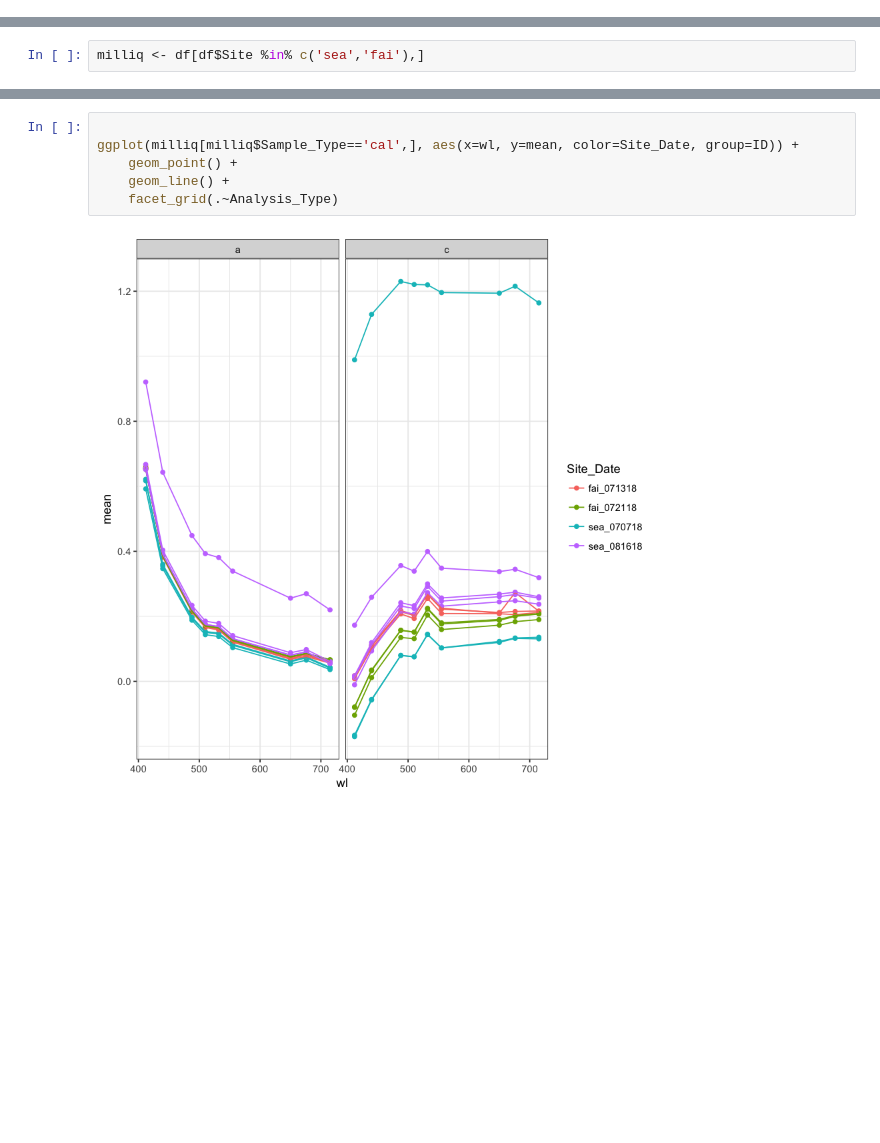
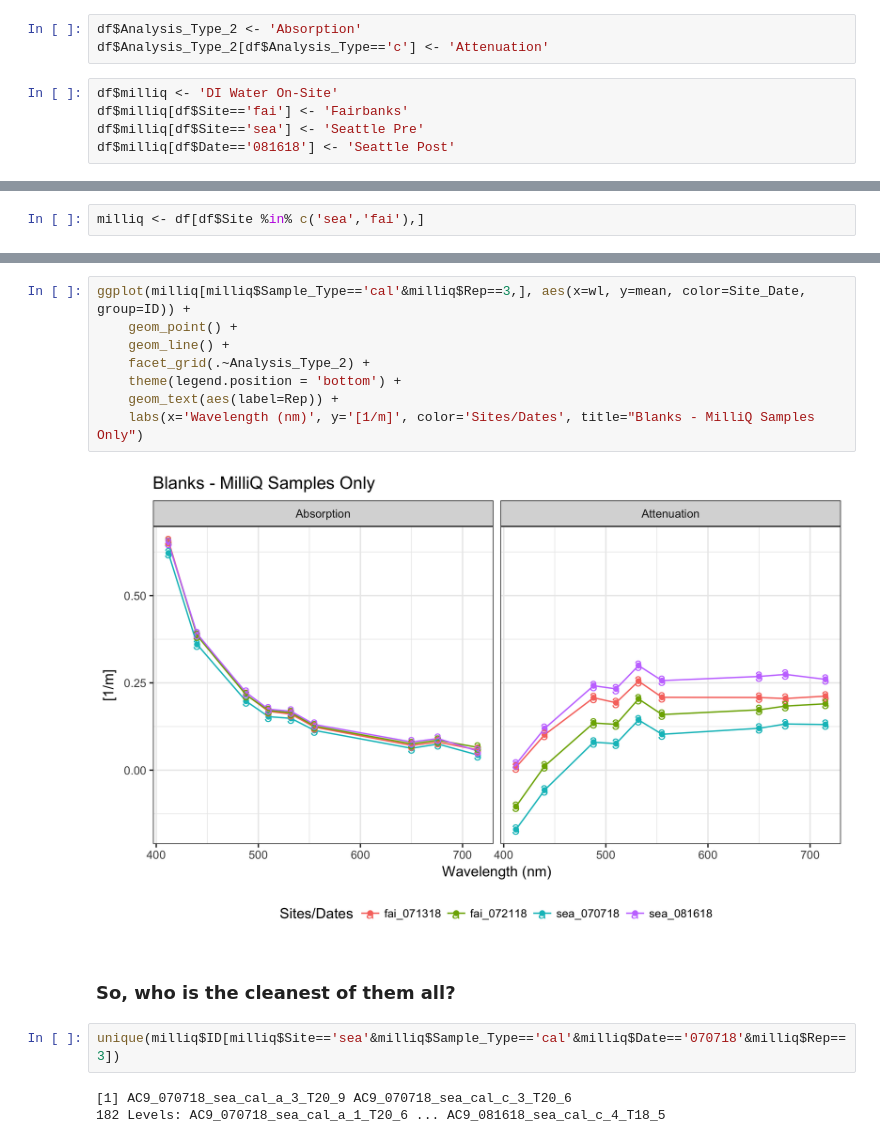
Before and after one commit to catherinekuhn/FreshwatersOpticsToolkit, a Jupyter notebook: Code/Untitled.ipynb, the cells around one changed output, grey strips where cells are left out. Saved outputs shown, nothing was run; the diff lists cells and outputs as text; blank space fills up the shorter version.

```diff
--- a/Code/Untitled.ipynb
+++ b/Code/Untitled.ipynb
@@ -6,6 +6,14 @@ df <- read.csv('../Data/2_0_summary_stats_single_file/all_data.csv', header=T)
 # %%
 df$Date <- as.factor(df$Date)
 df$Date <- with(df, paste('0',df$Date,sep=""))
+# %%
+df$Analysis_Type_2 <- 'Absorption'
+df$Analysis_Type_2[df$Analysis_Type=='c'] <- 'Attenuation'
+# %%
+df$milliq <- 'DI Water On-Site'
+df$milliq[df$Site=='fai'] <- 'Fairbanks'
+df$milliq[df$Site=='sea'] <- 'Seattle Pre'
+df$milliq[df$Date=='081618'] <- 'Seattle Post'
 # %%
 levels(df$Site)
 # %% [output]
@@ -17,8 +68,17 @@ milliq <- df[df$Site %in% c('sea','fai'),]
 # %%
-
-ggplot(milliq[milliq$Sample_Type=='cal',], aes(x=wl, y=mean, color=Site_Date, group=ID)) +
+ggplot(milliq[milliq$Sample_Type=='cal'&milliq$Rep==3,], aes(x=wl, y=mean, color=Site_Date, group=ID)) +
     geom_point() +
     geom_line() +
-    facet_grid(.~Analysis_Type)
+    facet_grid(.~Analysis_Type_2) +
+    theme(legend.position = 'bottom') +
+    geom_text(aes(label=Rep)) +
+    labs(x='Wavelength (nm)', y='[1/m]', color='Sites/Dates', title="Blanks - MilliQ Samples Only")
 # %% [output]
-[figure, old version]
+[figure, new version]
+# %% [markdown]
+### So, who is the cleanest of them all?
+# %%
+unique(milliq$ID[milliq$Site=='sea'&milliq$Sample_Type=='cal'&milliq$Date=='070718'&milliq$Rep==3])
+# %% [output]
+[1] AC9_070718_sea_cal_a_3_T20_9 AC9_070718_sea_cal_c_3_T20_6
+182 Levels: AC9_070718_sea_cal_a_1_T20_6 ... AC9_081618_sea_cal_c_4_T18_5
```
Also changed, not shown: parts of 5 cells of this notebook, 1 other file.
